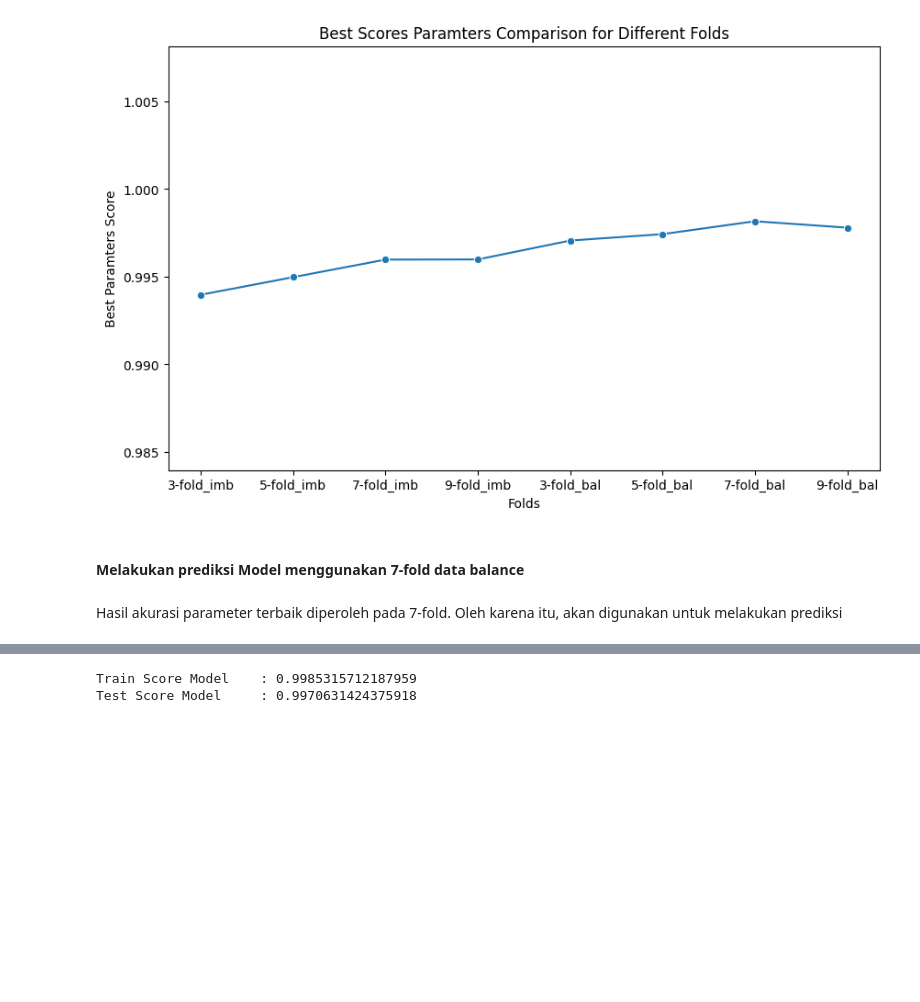
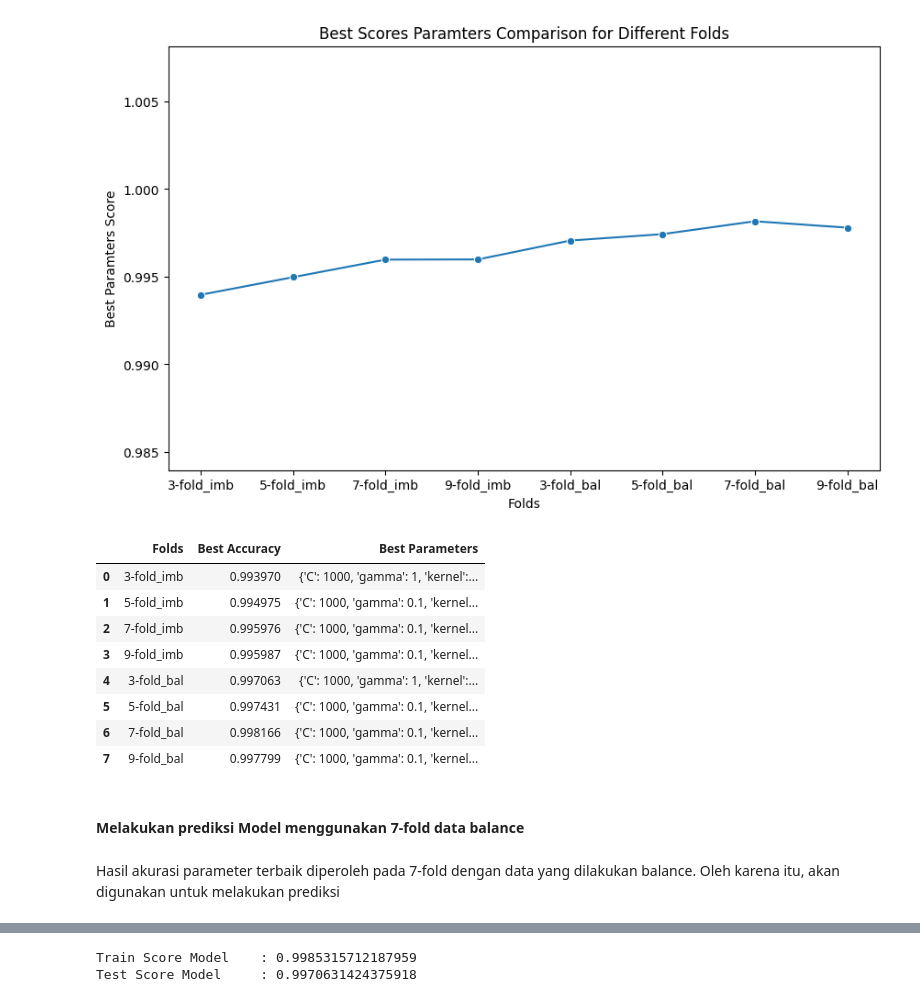
Before and after one commit to Jremiegii/Prediksi_Saham, a Jupyter notebook: Source Code/src/main.ipynb, the cells around one changed output, grey strips where cells are left out. Drawn from its saved outputs; the diff is of its cells as text; code cells hidden in the pictures; blank space fills up the shorter version.

```diff
--- a/Source Code/src/main.ipynb
+++ b/Source Code/src/main.ipynb
@@ -768,0 +769,12 @@ Best Score       : 0.9977985657285375
+# %%
+best_params_k9_bal = gridSearch_k9_bal.best_params_
+# %%
+# Retrieve the best index using the custom refit function
+cv_results_k9_bal = gridSearch_k9_bal.cv_results_
+best_idx_k9_bal = custom_refit(cv_results_k9_bal)
+# %%
+# Retrieve the best scores for each metric
+best_accuracy_k9_bal = cv_results_k9_bal['mean_test_Accuracy'][best_idx_k9_bal]
+best_precision_k9_bal = cv_results_k9_bal['mean_test_Precision_macro'][best_idx_k9_bal]
+best_recall_k9_bal = cv_results_k9_bal['mean_test_Recall_macro'][best_idx_k9_bal]
+best_f1_k9_bal = cv_results_k9_bal['mean_test_F1_macro'][best_idx_k9_bal]
@@ -806,7 +842,39 @@ plt.ylim(results_params_df['Best Paramters Score'].min() - 0.01, results_params_
 plt.show()
 # %% [output]
 [figure]
+# %%
+import pandas as pd
+
+# Definisikan kamus hasil
+results_params = {
+    "3-fold_imb": {"accuracy": best_accuracy_k3_imb, "best_params": best_params_k3_imb},
+    "5-fold_imb": {"accuracy": best_accuracy_k5_imb, "best_params": best_params_k5_imb},
+    "7-fold_imb": {"accuracy": best_accuracy_k7_imb, "best_params": best_params_k7_imb},
+    "9-fold_imb": {"accuracy": best_accuracy_k9_imb, "best_params": best_params_k9_imb},
+    "3-fold_bal": {"accuracy": best_accuracy_k3_bal, "best_params": best_params_k3_bal},
+    "5-fold_bal": {"accuracy": best_accuracy_k5_bal, "best_params": best_params_k5_bal},
+    "7-fold_bal": {"accuracy": best_accuracy_k7_bal, "best_params": best_params_k7_bal},
+    "9-fold_bal": {"accuracy": best_accuracy_k9_bal, "best_params": best_params_k9_bal}
+}
+
+# Buat DataFrame dari hasil
+results_params_df = pd.DataFrame(results_params.items(), columns=['Folds', 'Best Parameters Score'])
+
+# Pisahkan kolom best_params menjadi kolom terpisah
+results_params_df[['Best Accuracy', 'Best Parameters']] = pd.DataFrame(results_params_df['Best Parameters Score'].tolist(), index=results_params_df.index)
+# %%
+results_params_df[['Folds', 'Best Accuracy', 'Best Parameters']]
+# %% [output]
+|  | Folds | Best Accuracy | Best Parameters |
+| 0 | 3-fold_imb | 0.993970 | {'C': 1000, 'gamma': 1, 'kernel':... |
+| 1 | 5-fold_imb | 0.994975 | {'C': 1000, 'gamma': 0.1, 'kernel... |
+| 2 | 7-fold_imb | 0.995976 | {'C': 1000, 'gamma': 0.1, 'kernel... |
+| 3 | 9-fold_imb | 0.995987 | {'C': 1000, 'gamma': 0.1, 'kernel... |
+| 4 | 3-fold_bal | 0.997063 | {'C': 1000, 'gamma': 1, 'kernel':... |
+| 5 | 5-fold_bal | 0.997431 | {'C': 1000, 'gamma': 0.1, 'kernel... |
+| 6 | 7-fold_bal | 0.998166 | {'C': 1000, 'gamma': 0.1, 'kernel... |
+| 7 | 9-fold_bal | 0.997799 | {'C': 1000, 'gamma': 0.1, 'kernel... |
 # %% [markdown]
 #### Melakukan prediksi Model menggunakan 7-fold data balance
 # %% [markdown]
-Hasil akurasi parameter terbaik diperoleh pada 7-fold. Oleh karena itu, akan digunakan untuk melakukan prediksi
+Hasil akurasi parameter terbaik diperoleh pada 7-fold dengan data yang dilakukan balance. Oleh karena itu, akan digunakan untuk melakukan prediksi
```
Also changed, not shown: parts of 65 cells of this notebook.
